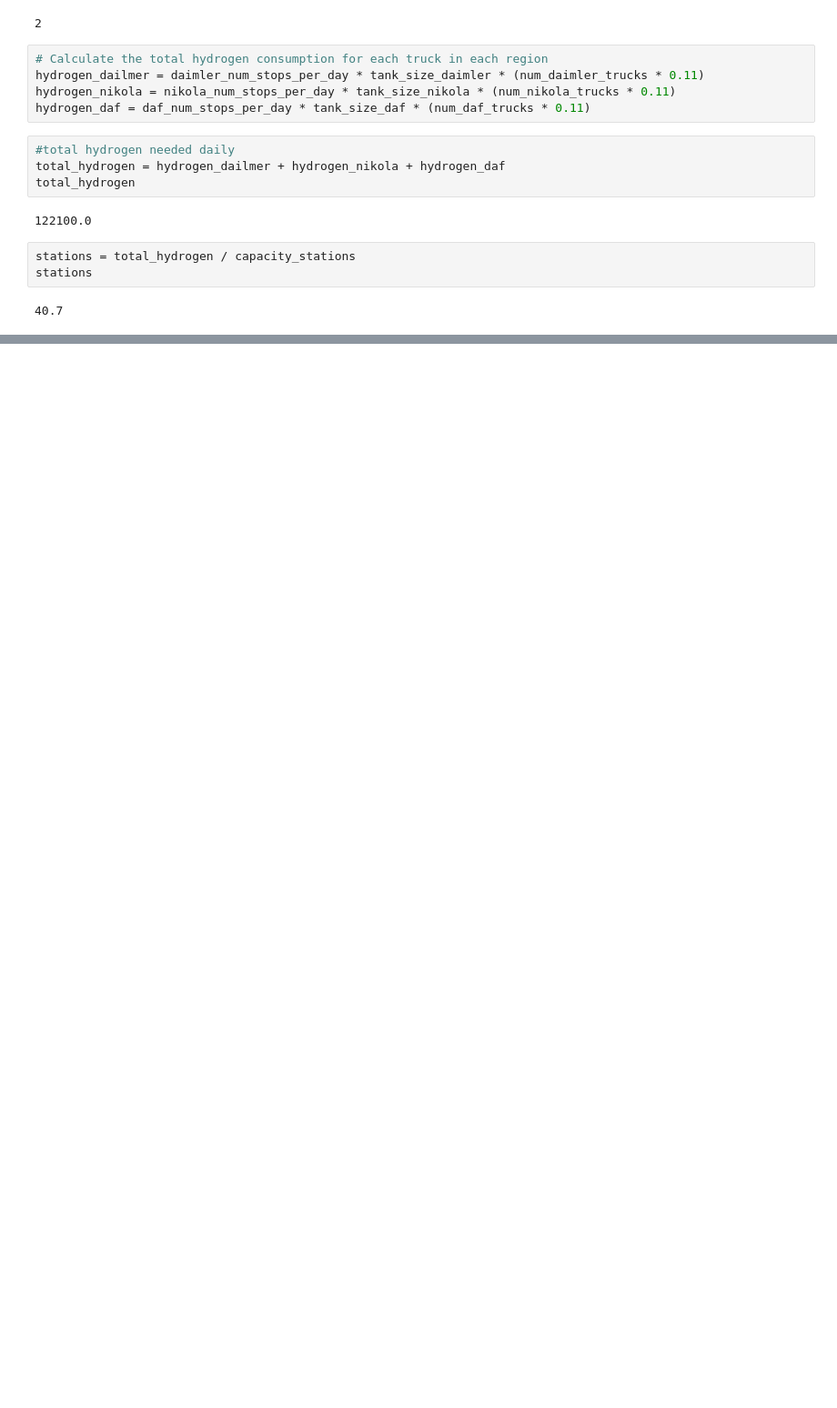
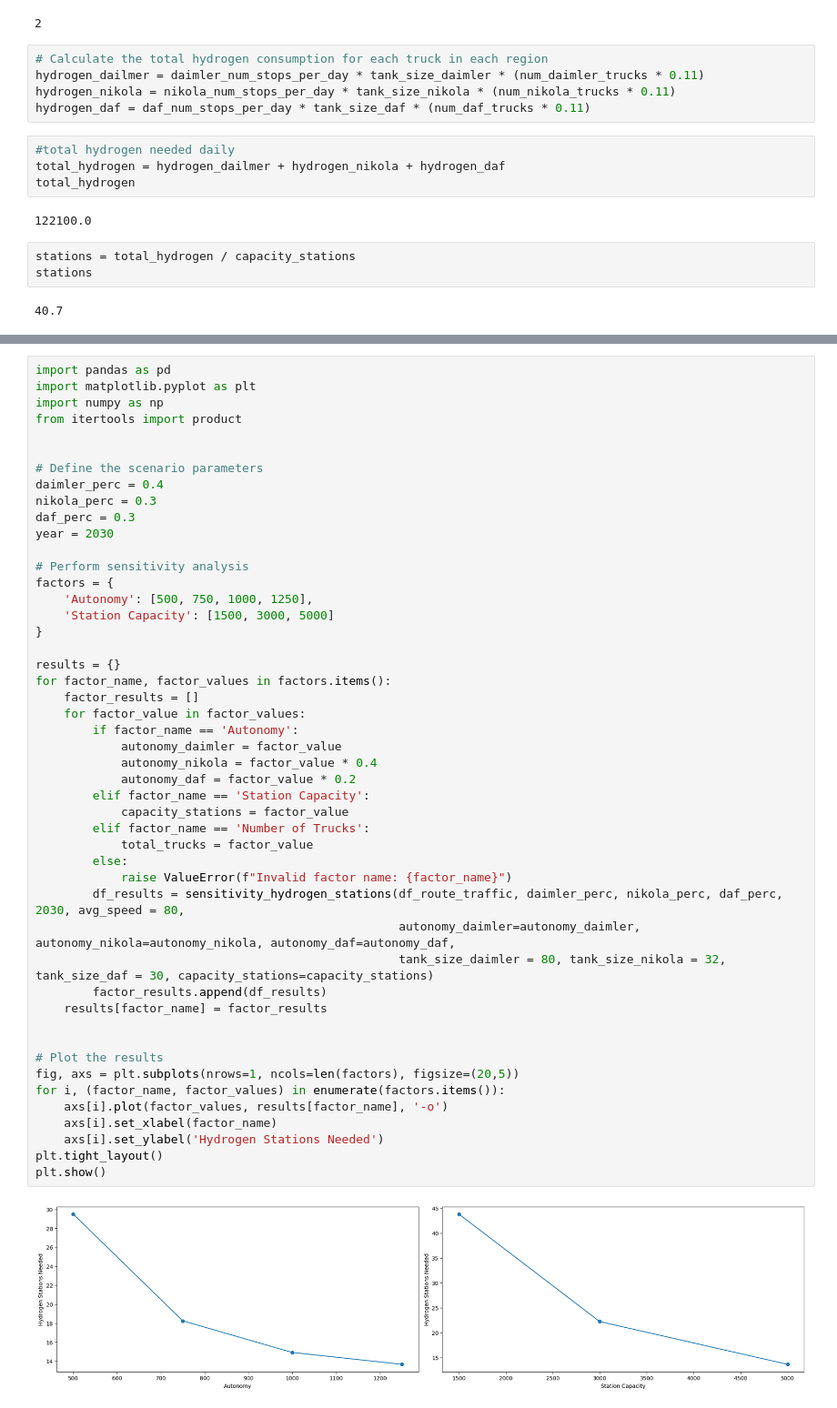
Before and after one commit to augustin-delabrosse/sustainability-challenge, a Jupyter notebook: NetworkAnalysis.ipynb, the cells around one changed output, grey strips where cells are left out. Shown at 91% size. Drawn from its saved outputs; the diff is of its cells as text; blank space fills up the shorter version.

```diff
--- a/NetworkAnalysis.ipynb
+++ b/NetworkAnalysis.ipynb
@@ -457,0 +584,50 @@ stations
+# %%
+import pandas as pd
+import matplotlib.pyplot as plt
+import numpy as np
+from itertools import product
+
+
+# Define the scenario parameters
+daimler_perc = 0.4
+nikola_perc = 0.3
+daf_perc = 0.3
+year = 2030
+
+# Perform sensitivity analysis
+factors = {
+    'Autonomy': [500, 750, 1000, 1250],
+    'Station Capacity': [1500, 3000, 5000]
+}
+
+results = {}
+for factor_name, factor_values in factors.items():
+    factor_results = []
+    for factor_value in factor_values:
+        if factor_name == 'Autonomy':
+            autonomy_daimler = factor_value
+            autonomy_nikola = factor_value * 0.4
+            autonomy_daf = factor_value * 0.2
+        elif factor_name == 'Station Capacity':
+            capacity_stations = factor_value
+        elif factor_name == 'Number of Trucks':
+            total_trucks = factor_value
+        else:
+            raise ValueError(f"Invalid factor name: {factor_name}")
+        df_results = sensitivity_hydrogen_stations(df_route_traffic, daimler_perc, nikola_perc, daf_perc, 2030, avg_speed = 80,
+                                                   autonomy_daimler=autonomy_daimler, autonomy_nikola=autonomy_nikola, autonomy_daf=autonomy_daf,
+                                                   tank_size_daimler = 80, tank_size_nikola = 32, tank_size_daf = 30, capacity_stations=capacity_stations)
+        factor_results.append(df_results)
+    results[factor_name] = factor_results
+
+
+# Plot the results
+fig, axs = plt.subplots(nrows=1, ncols=len(factors), figsize=(20,5))
+for i, (factor_name, factor_values) in enumerate(factors.items()):
+    axs[i].plot(factor_values, results[factor_name], '-o')
+    axs[i].set_xlabel(factor_name)
+    axs[i].set_ylabel('Hydrogen Stations Needed')
+plt.tight_layout()
+plt.show()
+# %% [output]
+[figure, added]
```
Also changed, not shown: parts of 10 cells of this notebook.
